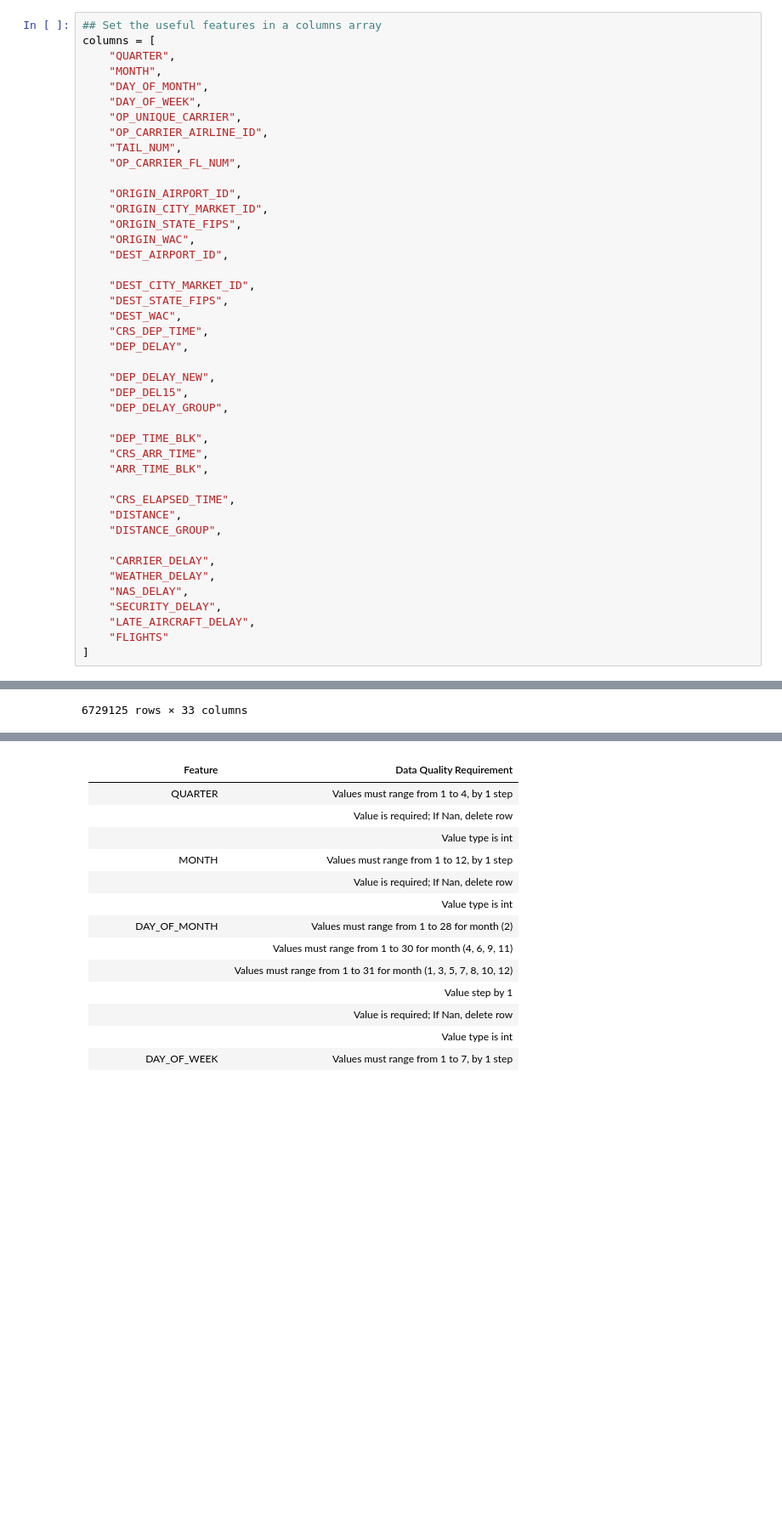
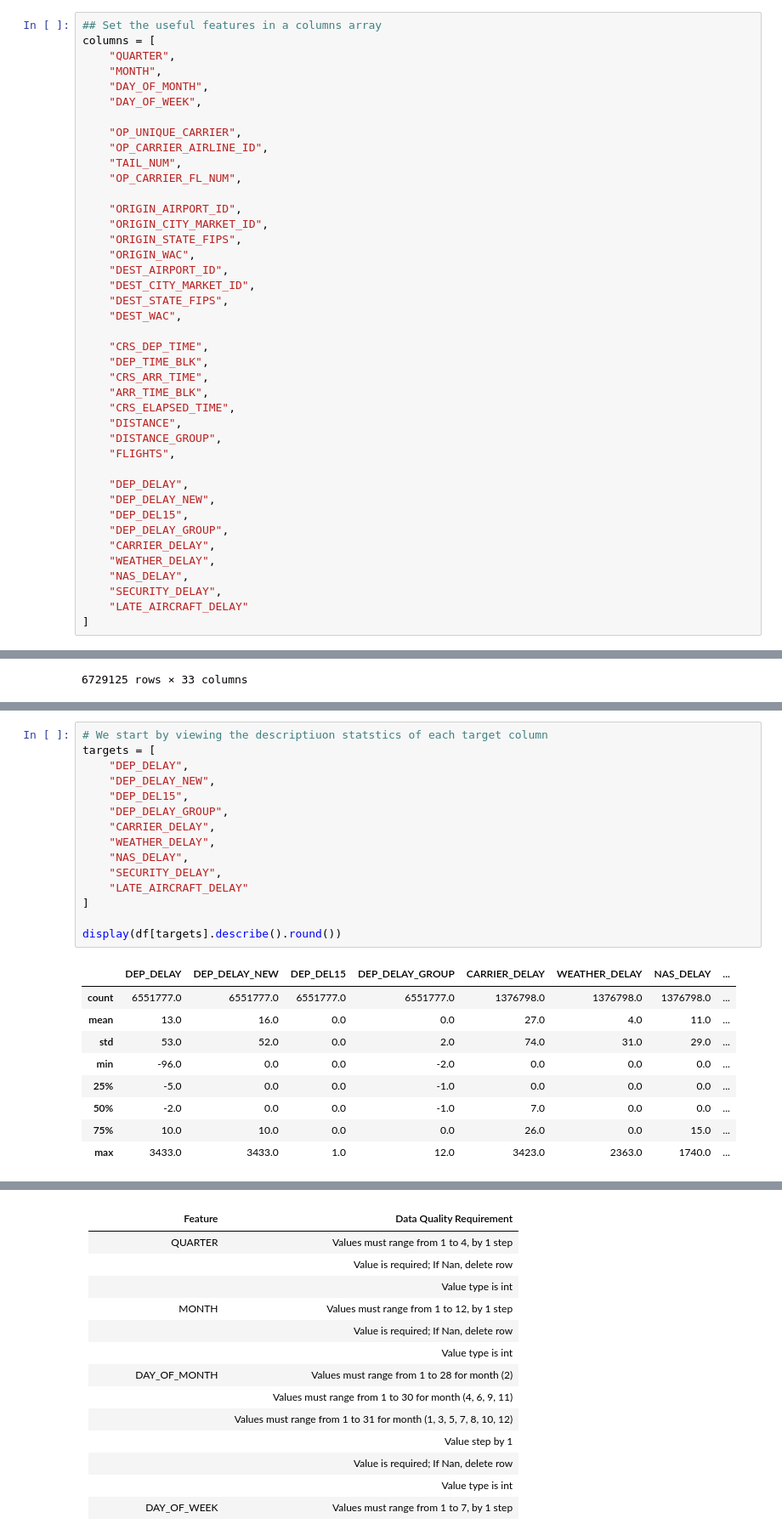
Before and after one commit to MohammedGuniem/Prediction-of-On-time-Flight-Performance, a Jupyter notebook: notebooks/Preprocessing.ipynb, the cells around one changed output, grey strips where cells are left out. Shown at 85% size. Cells and saved outputs as stored; diff of their text form; blank space fills up the shorter version.

```diff
--- a/notebooks/Data Selection.ipynb
+++ b/notebooks/Preprocessing.ipynb
@@ -132,6 +132,7 @@ columns = [
     "MONTH",
     "DAY_OF_MONTH",
     "DAY_OF_WEEK",
+
     "OP_UNIQUE_CARRIER",
     "OP_CARRIER_AIRLINE_ID",
     "TAIL_NUM",
@@ -142,31 +143,28 @@ columns = [
     "ORIGIN_STATE_FIPS",
     "ORIGIN_WAC",
     "DEST_AIRPORT_ID",
-
     "DEST_CITY_MARKET_ID",
     "DEST_STATE_FIPS",
     "DEST_WAC",
+
     "CRS_DEP_TIME",
+    "DEP_TIME_BLK",
+    "CRS_ARR_TIME",
+    "ARR_TIME_BLK",
+    "CRS_ELAPSED_TIME",
+    "DISTANCE",
+    "DISTANCE_GROUP",
+    "FLIGHTS",
+
     "DEP_DELAY",
-
     "DEP_DELAY_NEW",
     "DEP_DEL15",
     "DEP_DELAY_GROUP",
-
-    "DEP_TIME_BLK",
-    "CRS_ARR_TIME",
-    "ARR_TIME_BLK",
-
-    "CRS_ELAPSED_TIME",
-    "DISTANCE",
-    "DISTANCE_GROUP",
-
     "CARRIER_DELAY",
     "WEATHER_DELAY",
     "NAS_DELAY",
     "SECURITY_DELAY",
-    "LATE_AIRCRAFT_DELAY",
-    "FLIGHTS"
+    "LATE_AIRCRAFT_DELAY"
 ]
 # %%
 # Create an empty dataFrame to store the dataset
@@ -240,2 +241,27 @@ display(df)
 |                                                          | Negative values are invalid                                     |
 |                                                          | Value type is int                                               |
+# %%
+# We start by viewing the descriptiuon statstics of each target column
+targets = [
+    "DEP_DELAY",
+    "DEP_DELAY_NEW",
+    "DEP_DEL15",
+    "DEP_DELAY_GROUP",
+    "CARRIER_DELAY",
+    "WEATHER_DELAY",
+    "NAS_DELAY",
+    "SECURITY_DELAY",
+    "LATE_AIRCRAFT_DELAY"
+]
+
+display(df[targets].describe().round())
+# %% [output]
+|  | DEP_DELAY | DEP_DELAY_NEW | DEP_DEL15 | DEP_DELAY_GROUP | CARRIER_DELAY | WEATHER_DELAY | NAS_DELAY | ... |
+| count | 6551777.0 | 6551777.0 | 6551777.0 | 6551777.0 | 1376798.0 | 1376798.0 | 1376798.0 | ... |
+| mean | 13.0 | 16.0 | 0.0 | 0.0 | 27.0 | 4.0 | 11.0 | ... |
+| std | 53.0 | 52.0 | 0.0 | 2.0 | 74.0 | 31.0 | 29.0 | ... |
+| min | -96.0 | 0.0 | 0.0 | -2.0 | 0.0 | 0.0 | 0.0 | ... |
+| 25% | -5.0 | 0.0 | 0.0 | -1.0 | 0.0 | 0.0 | 0.0 | ... |
+| 50% | -2.0 | 0.0 | 0.0 | -1.0 | 7.0 | 0.0 | 0.0 | ... |
+| 75% | 10.0 | 10.0 | 0.0 | 0.0 | 26.0 | 0.0 | 15.0 | ... |
+| max | 3433.0 | 3433.0 | 1.0 | 12.0 | 3423.0 | 2363.0 | 1740.0 | ... |
```
Also changed, not shown: parts of 9 cells of this notebook.
